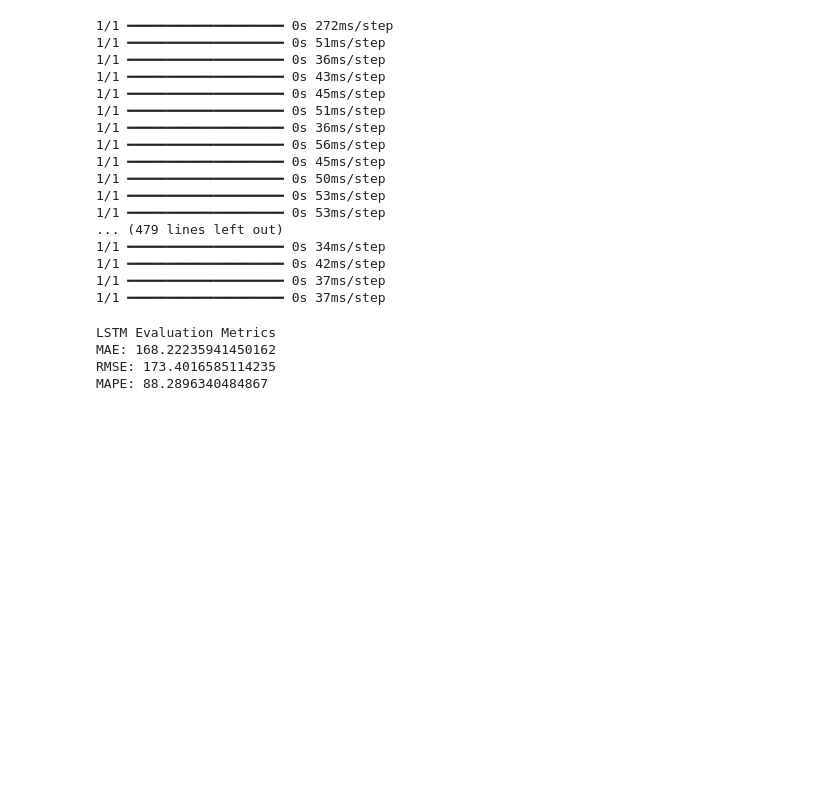
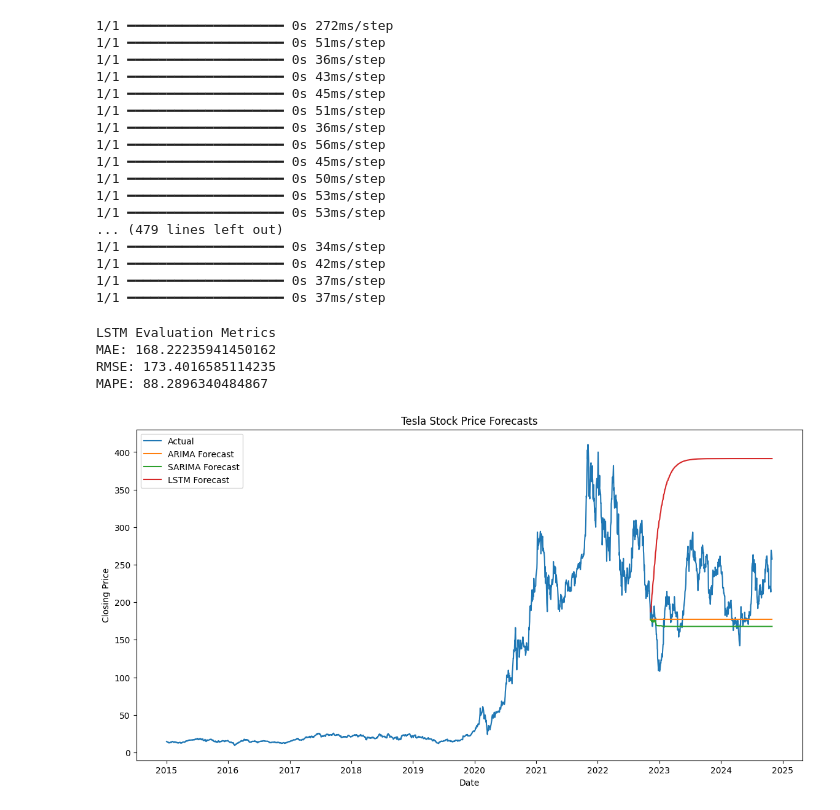
Before and after one commit to fro-su/GMF_Investments, a Jupyter notebook: notebooks/Time_Series_Forecasting.ipynb, the cells around one changed output. Saved outputs shown, nothing was run; the diff lists cells and outputs as text; code cells hidden in the pictures; blank space fills up the shorter version.

Commit message:
Plot tesla stock price Forecasts

```diff
--- a/notebooks/Time_Series_Forecasting.ipynb
+++ b/notebooks/Time_Series_Forecasting.ipynb
@@ -232,3 +232,17 @@ LSTM Evaluation Metrics
 MAE: 168.22235941450162
 RMSE: 173.4016585114235
 MAPE: 88.2896340484867
+# %%
+### Plot Forecasts ###
+plt.figure(figsize=(14, 7))
+plt.plot(tsla_data.index, tsla_data['Close'], label='Actual')
+plt.plot(test.index, arima_forecast, label='ARIMA Forecast')
+plt.plot(test.index, sarima_forecast, label='SARIMA Forecast')
+plt.plot(test.index, lstm_forecast, label='LSTM Forecast')
+plt.xlabel("Date")
+plt.ylabel("Closing Price")
+plt.legend()
+plt.title("Tesla Stock Price Forecasts")
+plt.show()
+# %% [output]
+[figure, added]
```
